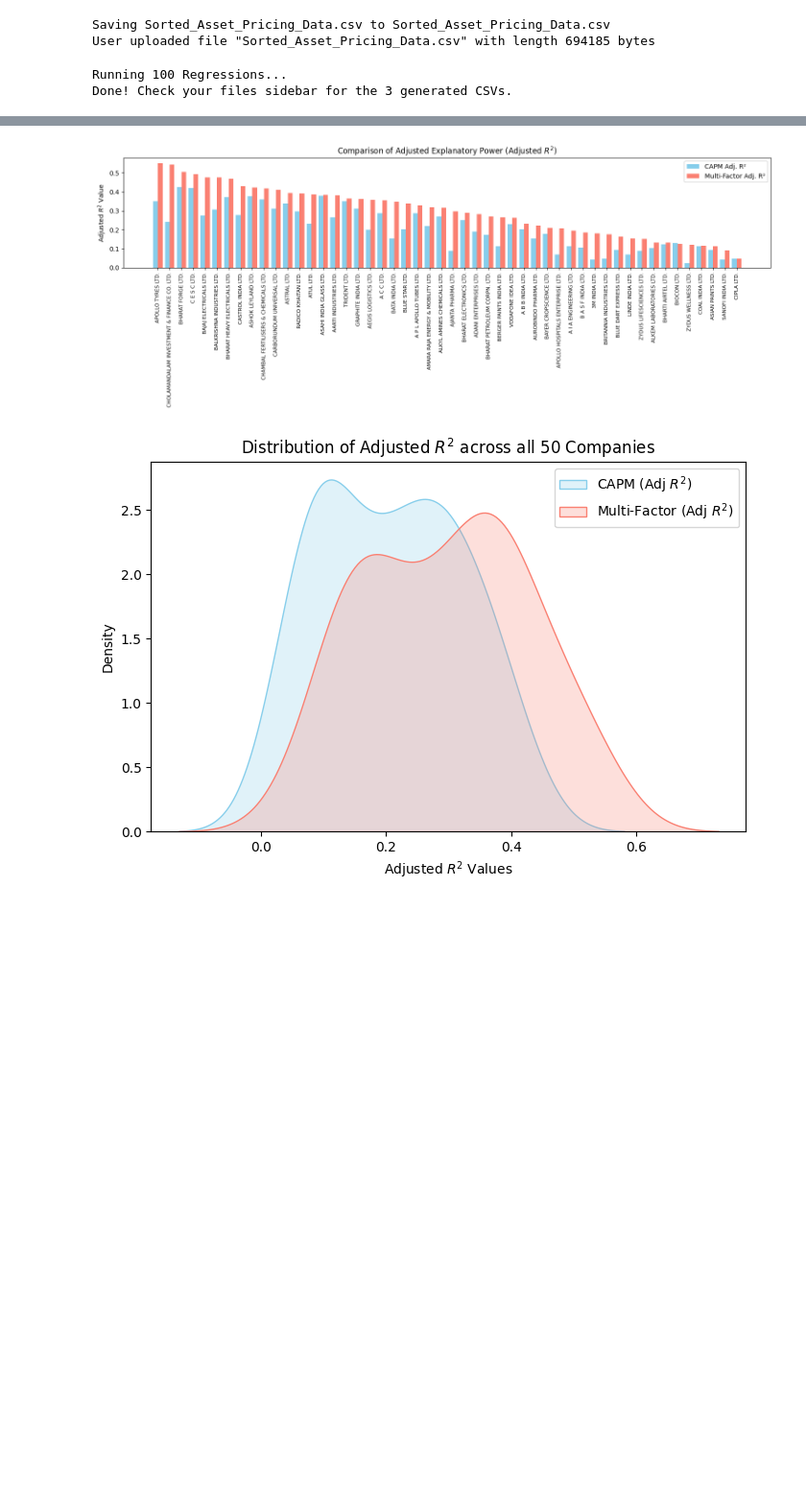
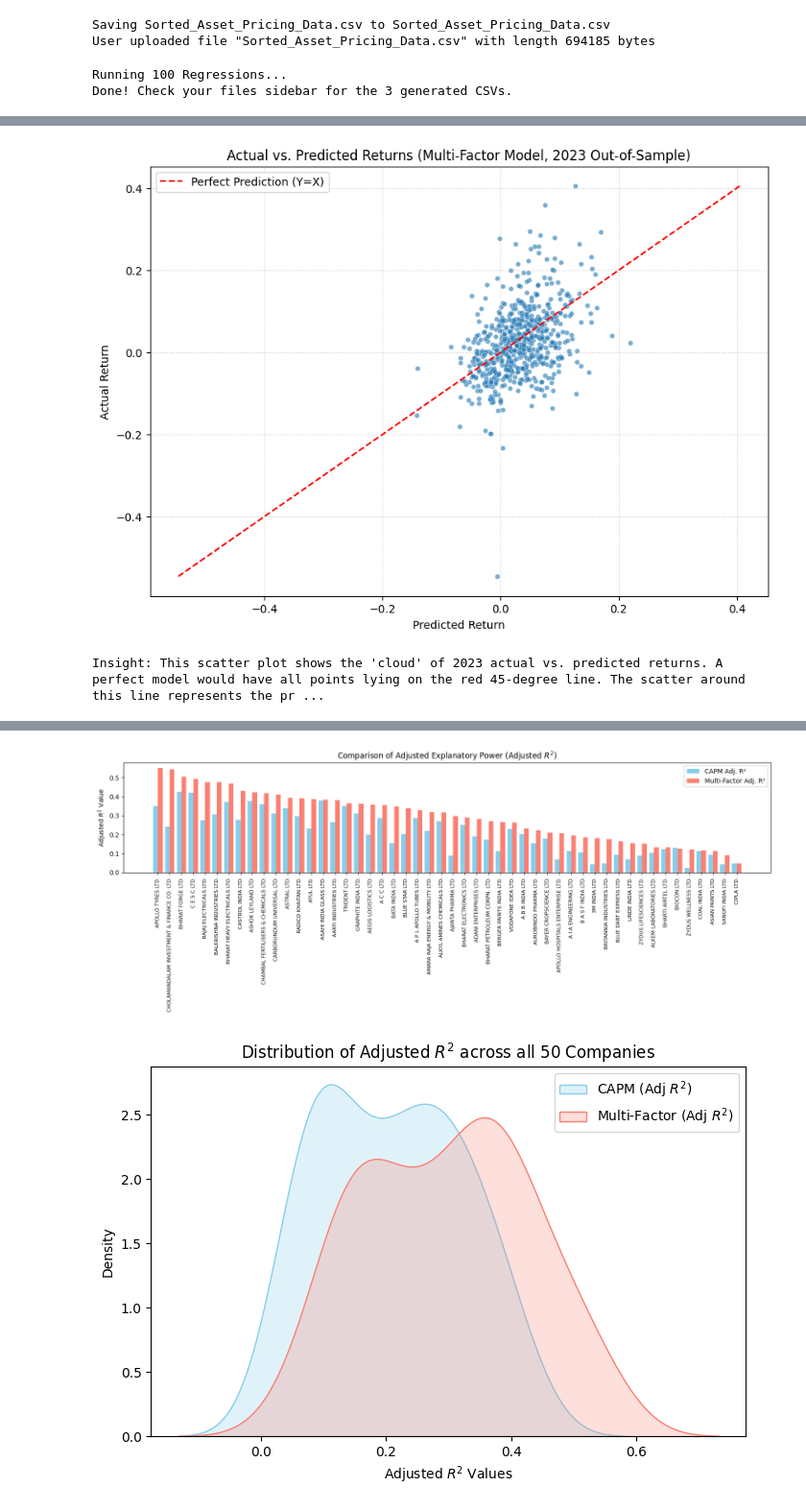
Before and after one commit to sreejit-19/IQF, a Jupyter notebook: draft1_iqf.ipynb, the cells around one changed output, grey strips where cells are left out. Shown at 96% size. Saved outputs shown, nothing was run; the diff lists cells and outputs as text; code cells hidden in the pictures; blank space fills up the shorter version.

```diff
--- a/draft1_iqf.ipynb
+++ b/draft1_iqf.ipynb
@@ -89,0 +183,70 @@ Done! Check your files sidebar for the 3 generated CSVs.
+# %%
+import pandas as pd
+import statsmodels.api as sm
+import numpy as np
+import matplotlib.pyplot as plt
+import seaborn as sns
+
+# Load Data and setup Excess Returns (reproducing parts of cell 3U9a1ztTFvGM)
+df = pd.read_csv('Sorted_Asset_Pricing_Data.csv')
+RF = 0.0045
+df['Y'] = df['Stock_Return'] - RF
+df['Mkt_RF'] = df['Market_Return'] - RF
+
+# Split into Training (2018-2022) and Testing (2023)
+train_df = df[df['Year'] < 2023]
+test_df = df[df['Year'] == 2023]
+
+stocks = df['Co_Name'].unique()
+
+all_predictions = []
+
+for stock in stocks:
+    try:
+        s_train = train_df[train_df['Co_Name'] == stock].dropna(subset=['Y', 'Mkt_RF', 'SMB', 'HML', 'WML'])
+        s_test = test_df[test_df['Co_Name'] == stock].dropna(subset=['Y', 'Mkt_RF', 'SMB', 'HML', 'WML'])
+
+        if len(s_train) < 12 or len(s_test) < 1:
+            continue
+
+        # Train Multi-Factor Model
+        X_multi_train = sm.add_constant(s_train[['Mkt_RF', 'SMB', 'HML', 'WML']])
+        model_multi = sm.OLS(s_train['Y'], X_multi_train).fit()
+
+        # Predict for 2023
+        X_multi_test = sm.add_constant(s_test[['Mkt_RF', 'SMB', 'HML', 'WML']])
+        pred_multi = model_multi.predict(X_multi_test)
+
+        # Store actual and predicted values for each test observation
+        temp_df = pd.DataFrame({
+            'Actual_Return': s_test['Y'],
+            'Predicted_Multi_Return': pred_multi
+        })
+        all_predictions.append(temp_df)
+
+    except Exception as e:
+        # print(f"Skipping {stock} due to error: {e}") # Uncomment for debugging
+        continue
+
+# Concatenate all predictions into a single DataFrame
+predictions_df = pd.concat(all_predictions).reset_index(drop=True)
+
+plt.figure(figsize=(10, 7))
+sns.scatterplot(x='Predicted_Multi_Return', y='Actual_Return', data=predictions_df, alpha=0.6, s=20)
+
+# Add a 45-degree line for perfect prediction
+max_val = max(predictions_df['Actual_Return'].max(), predictions_df['Predicted_Multi_Return'].max())
+min_val = min(predictions_df['Actual_Return'].min(), predictions_df['Predicted_Multi_Return'].min())
+plt.plot([min_val, max_val], [min_val, max_val], color='red', linestyle='--', label='Perfect Prediction (Y=X)')
+
+plt.title('Actual vs. Predicted Returns (Multi-Factor Model, 2023 Out-of-Sample)')
+plt.xlabel('Predicted Return')
+plt.ylabel('Actual Return')
+plt.grid(True, linestyle=':', alpha=0.6)
+plt.legend()
+plt.show()
+
+print("Insight: This scatter plot shows the 'cloud' of 2023 actual vs. predicted returns. A perfect model would have all points lying on the red 45-degree line. The scatter around this line represents the prediction error. Outliers far from the line indicate 'Idiosyncratic Shocks'—company-specific events that macro-factor models cannot predict, helping to explain the Mean Absolute Error (MAE).")
+# %% [output]
+[figure, added]
+Insight: This scatter plot shows the 'cloud' of 2023 actual vs. predicted returns. A perfect model would have all points lying on the red 45-degree line. The scatter around this line represents the pr ...
```
Also changed, not shown: parts of 6 cells of this notebook.
